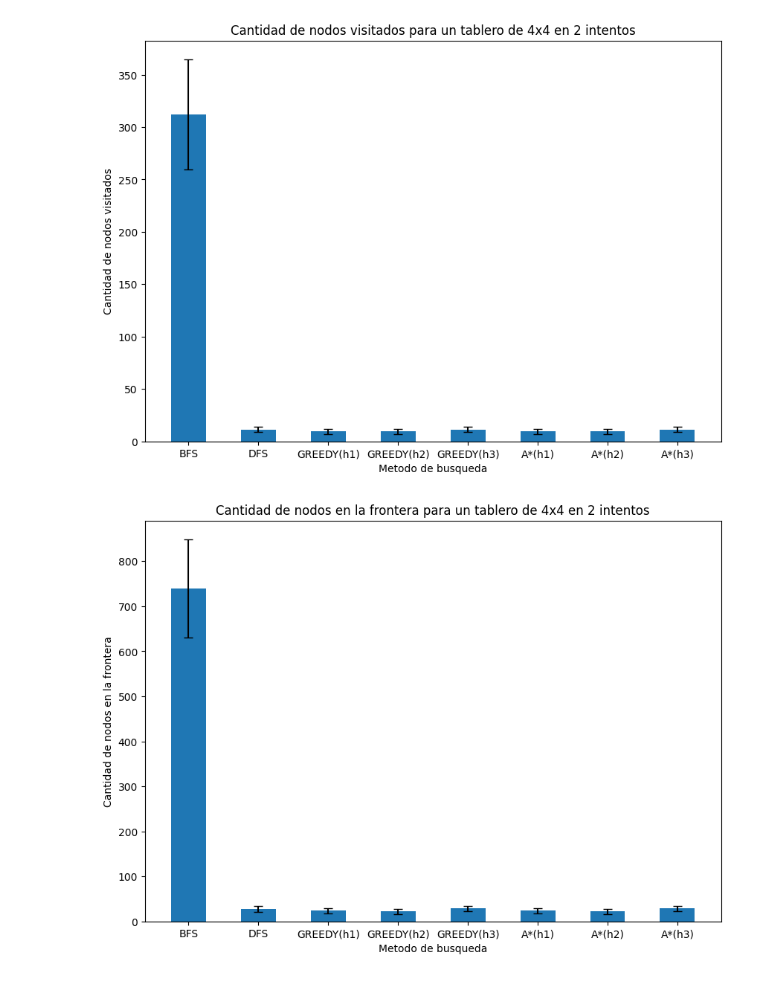
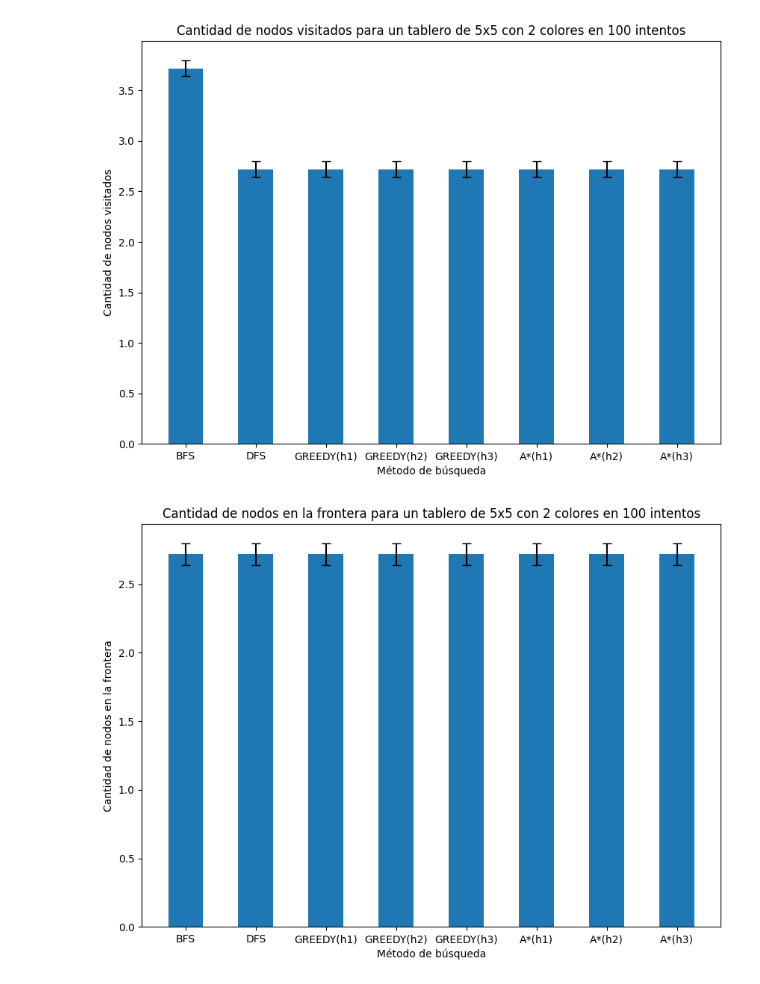
Before and after one commit to lukyferreiro/TPs-SIA, a Jupyter notebook: TP1/TP2.ipynb, the cells around one changed output. Drawn from its saved outputs; the diff is of its cells as text; code cells hidden in the pictures.

Commit message:
Minor code fixes to how solution is returned. Changes to graphs

```diff
--- a/TP1/TP2.ipynb
+++ b/TP1/TP2.ipynb
@@ -7,17 +7,17 @@ from src.search_methods.node import Node
 from src.search_methods.algorithms import chooseAlgorithm
 from src.utils import get_frontier_nodes
 
-ALGORITHMS = ['BFS', 'DFS', 'GREEDY', 'A*']
+ALGORITHMS = ['BFS','DFS', 'GREEDY', 'A*']
 HEURISTICS = ['Remaining colors', 'Most neighbors', 'Bronson distance']
 
-SIZE = 4
-TRIES = 2
-COUNT_COLORS = 6
+SIZE = 5
+TRIES = 100
+COLORS_COUNT = 2
 rootNode = None
 boards = []
 
 for i in range(TRIES):
-    board = Board(SIZE, COUNT_COLORS)
+    board = Board(SIZE, COLORS_COUNT)
     boards.append(board)
 
 
@@ -31,10 +31,7 @@ std_errors_visited = []
 std_errors_frontier = []
 
 for algorithm in ALGORITHMS:
-    visited = set()
-    solution = []
-    time = 0
-
+    print(f"New algorithm {algorithm}")
     times = []
     steps= []
     visited_aux= []
@@ -42,18 +39,25 @@ for algorithm in ALGORITHMS:
 
     if algorithm == 'BFS' or algorithm == 'DFS':
         for board in boards:
+            visited = set()
+            solution = []
+            time = 0
             rootNode = Node(board, None)
-            aux = chooseAlgorithm(algorithm, '', solution, visited, rootNode, time)
-            times.append(aux[2])
-            steps.append(len(aux[0]))
-            visited_aux.append(len(aux[1]))
-            frontier.append(get_frontier_nodes(aux[1]))
+            solution, visited, time = chooseAlgorithm(algorithm, '', solution, visited, rootNode, time)
+            times.append(time)
+            steps.append(len(solution)-1)
+            visited_aux.append(len(visited))
+            frontier.append(get_frontier_nodes(visited))
 
         avg_time = sum(times) / len(times)
         average_time.append(avg_time)
         error_time = np.std(times) / np.sqrt(len(times))
         std_errors_time.append(error_time)
 
+        print(steps)
+        print(sum(steps))
+        print(len(steps))
+        print(sum(steps) / len(steps) )
         avg_step = sum(steps) / len(steps)
         average_steps.append(avg_step)
         error_step = np.std(steps) / np.sqrt(len(steps))
@@ -71,22 +75,21 @@ for algorithm in ALGORITHMS:
 
     else:
         for heuristic in HEURISTICS:
-            visited = set()
-            solution = []
-            time = 0
-
             times = []
             steps= []
             visited_aux= []
             frontier = []
 
             for board in boards:
+                visited = set()
+                solution = []
+                time = 0
                 rootNode = Node(board, None)
-                aux = chooseAlgorithm(algorithm, heuristic, solution, visited, rootNode, time)
-                times.append(aux[2])
-                steps.append(len(aux[0]))
-                visited_aux.append(len(aux[1]))
-                frontier.append(get_frontier_nodes(aux[1]))
+                solution, visited, time = chooseAlgorithm(algorithm, heuristic, solution, visited, rootNode, time)
+                times.append(time)
+                steps.append(len(solution)-1)
+                visited_aux.append(len(visited))
+                frontier.append(get_frontier_nodes(visited))
 
             avg_time = sum(times) / len(times)
             average_time.append(avg_time)
@@ -109,7 +112,7 @@ for algorithm in ALGORITHMS:
             std_errors_frontier.append(error_frontier)
 
 
-ALGORITHMS = ['BFS', 'DFS', 'GREEDY(h1)', 'GREEDY(h2)', 'GREEDY(h3)', 'A*(h1)', 'A*(h2)', 'A*(h3)']
+ALGORITHMS = ['BFS','DFS', 'GREEDY(h1)', 'GREEDY(h2)', 'GREEDY(h3)', 'A*(h1)', 'A*(h2)', 'A*(h3)']
 
 print(average_time)
 print(average_steps)
@@ -125,9 +128,9 @@ print(std_errors_frontier)
 #Grafico del tiempo que tarda
 fig = plt.figure(figsize =(10, 7))
 plt.bar(ALGORITHMS, average_time, yerr=std_errors_time, capsize=4, width=0.5, align="center")
-plt.title(f'Tiempo promedio de resolucion para un tablero de {SIZE}x{SIZE} en {TRIES} intentos')
-plt.xlabel('Metodo de busqueda')
-plt.ylabel('Tiempo promedio de resolucion (ms)')
+plt.title(f'Tiempo promedio de resolución para un tablero de {SIZE}x{SIZE} con {COLORS_COUNT} colores en {TRIES} intentos')
+plt.xlabel('Método de búsqueda')
+plt.ylabel('Tiempo promedio de resolución (ms)')
 
 plt.show()
 
@@ -135,8 +138,8 @@ plt.show()
 #Grafico de cantidad de pasos
 fig = plt.figure(figsize =(10, 7))
 plt.bar(ALGORITHMS, average_steps, yerr=std_errors_steps, capsize=4, width=0.5, align="center")
-plt.title(f'Cantidad de pasos para un tablero de {SIZE}x{SIZE} en {TRIES} intentos')
-plt.xlabel('Metodo de busqueda')
+plt.title(f'Cantidad de pasos para un tablero de {SIZE}x{SIZE} con {COLORS_COUNT} colores en {TRIES} intentos')
+plt.xlabel('Método de búsqueda')
 plt.ylabel('Cantidad de pasos')
 plt.show()
 
@@ -144,8 +147,8 @@ plt.show()
 #Grafico de cantidad de visitados
 fig = plt.figure(figsize =(10, 7))
 plt.bar(ALGORITHMS, average_visited, yerr=std_errors_visited, capsize=4, width=0.5, align="center")
-plt.title(f'Cantidad de nodos visitados para un tablero de {SIZE}x{SIZE} en {TRIES} intentos')
-plt.xlabel('Metodo de busqueda')
+plt.title(f'Cantidad de nodos visitados para un tablero de {SIZE}x{SIZE} con {COLORS_COUNT} colores en {TRIES} intentos')
+plt.xlabel('Método de búsqueda')
 plt.ylabel('Cantidad de nodos visitados')
 plt.show()
 
@@ -153,8 +156,8 @@ plt.show()
 #Grafico de cantidad de frontera
 fig = plt.figure(figsize =(10, 7))
 plt.bar(ALGORITHMS, average_frontier, yerr=std_errors_frontier, capsize=4, width=0.5, align="center")
-plt.title(f'Cantidad de nodos en la frontera para un tablero de {SIZE}x{SIZE} en {TRIES} intentos')
-plt.xlabel('Metodo de busqueda')
+plt.title(f'Cantidad de nodos en la frontera para un tablero de {SIZE}x{SIZE} con {COLORS_COUNT} colores en {TRIES} intentos')
+plt.xlabel('Método de búsqueda')
 plt.ylabel('Cantidad de nodos en la frontera')
 plt.show()
 # %% [output]
@@ -180,2 +186,2 @@ Solucion lista
-[figure, old version]
+[figure, new version]
-[figure, old version]
+[figure, new version]
```
Also changed, not shown: parts of 1 cell of this notebook, 2 other files.
